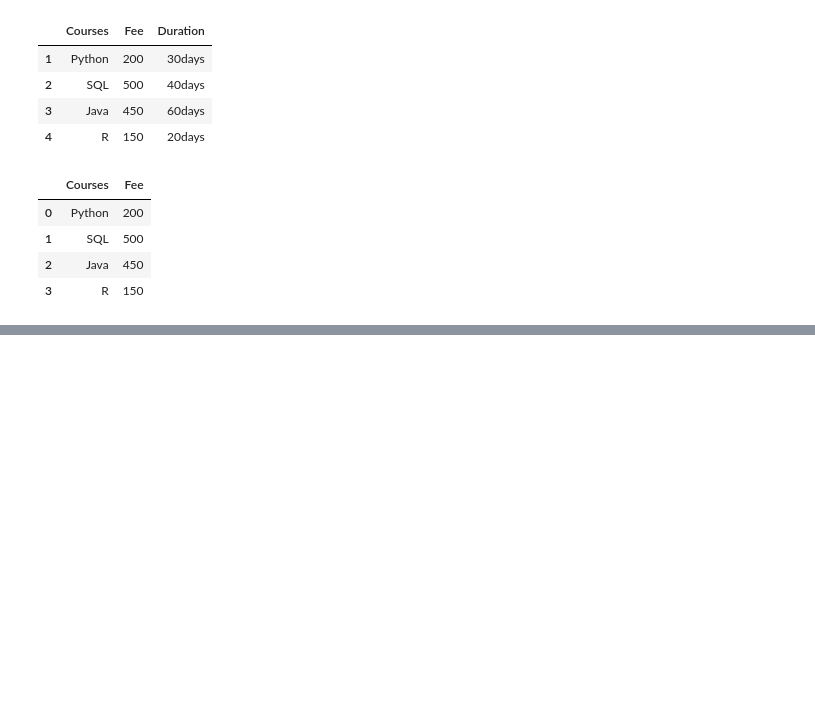
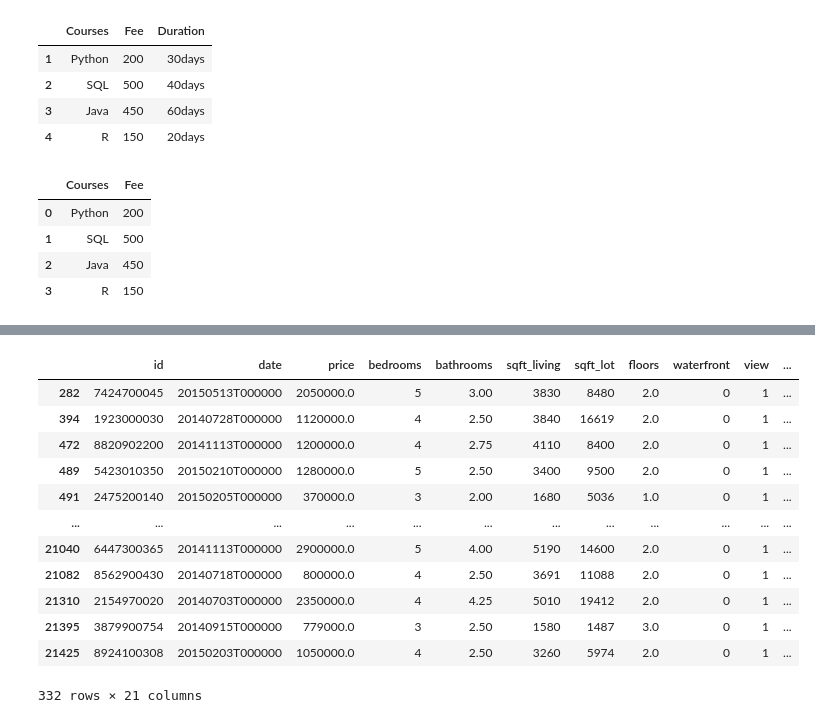
Before and after one commit to ola-smaha/Pandas-Assignment-1, a Jupyter notebook: Assignment 1.ipynb, the cells around one changed output, grey strips where cells are left out. Saved outputs shown, nothing was run; the diff lists cells and outputs as text; code cells hidden in the pictures; blank space fills up the shorter version.

```diff
--- a/Assignment 1.ipynb
+++ b/Assignment 1.ipynb
@@ -679,8 +682,8 @@ df.nsmallest(10,'bedrooms','all')
 course = {'Courses':['Python','SQL','Java','R'],
            'Fee':[200,500,450,150],
            'Duration':['30days','40days','60days','20days']}
-df = pd.DataFrame.from_dict(course)
-df
+newdf = pd.DataFrame.from_dict(course)
+newdf
 # %% [output]
 |  | Courses | Fee | Duration |
 | 0 | Python | 200 | 30days |
@@ -688,8 +691,8 @@ df
 | 2 | Java | 450 | 60days |
 | 3 | R | 150 | 20days |
 # %%
-df = pd.DataFrame(course, index = [1,2,3,4])
-df
+newdf = pd.DataFrame(course, index = [1,2,3,4])
+newdf
 # %% [output]
 |  | Courses | Fee | Duration |
 | 1 | Python | 200 | 30days |
@@ -697,8 +700,8 @@ df
 | 3 | Java | 450 | 60days |
 | 4 | R | 150 | 20days |
 # %%
-df = pd.DataFrame(course, columns = ['Courses','Fee'])
-df
+newdf = pd.DataFrame(course, columns = ['Courses','Fee'])
+newdf
 # %% [output]
 |  | Courses | Fee |
 | 0 | Python | 200 |
@@ -707,0 +768,16 @@ df
+# %%
+df[df['view'] == True] # True and 1 are the same
+# %% [output]
+|  | id | date | price | bedrooms | bathrooms | sqft_living | sqft_lot | floors | waterfront | view | ... |
+| 282 | 7424700045 | 20150513T000000 | 2050000.0 | 5 | 3.00 | 3830 | 8480 | 2.0 | 0 | 1 | ... |
+| 394 | 1923000030 | 20140728T000000 | 1120000.0 | 4 | 2.50 | 3840 | 16619 | 2.0 | 0 | 1 | ... |
+| 472 | 8820902200 | 20141113T000000 | 1200000.0 | 4 | 2.75 | 4110 | 8400 | 2.0 | 0 | 1 | ... |
+| 489 | 5423010350 | 20150210T000000 | 1280000.0 | 5 | 2.50 | 3400 | 9500 | 2.0 | 0 | 1 | ... |
+| 491 | 2475200140 | 20150205T000000 | 370000.0 | 3 | 2.00 | 1680 | 5036 | 1.0 | 0 | 1 | ... |
+| ... | ... | ... | ... | ... | ... | ... | ... | ... | ... | ... | ... |
+| 21040 | 6447300365 | 20141113T000000 | 2900000.0 | 5 | 4.00 | 5190 | 14600 | 2.0 | 0 | 1 | ... |
+| 21082 | 8562900430 | 20140718T000000 | 800000.0 | 4 | 2.50 | 3691 | 11088 | 2.0 | 0 | 1 | ... |
+| 21310 | 2154970020 | 20140703T000000 | 2350000.0 | 4 | 4.25 | 5010 | 19412 | 2.0 | 0 | 1 | ... |
+| 21395 | 3879900754 | 20140915T000000 | 779000.0 | 3 | 2.50 | 1580 | 1487 | 3.0 | 0 | 1 | ... |
+| 21425 | 8924100308 | 20150203T000000 | 1050000.0 | 4 | 2.50 | 3260 | 5974 | 2.0 | 0 | 1 | ... |
+332 rows × 21 columns
```
Also changed, not shown: parts of 23 cells of this notebook, 1 other file.
